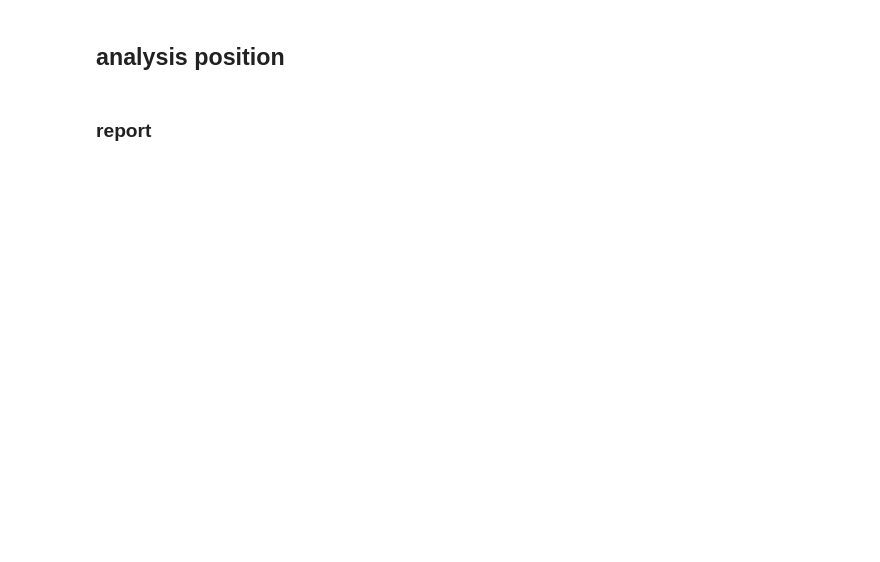
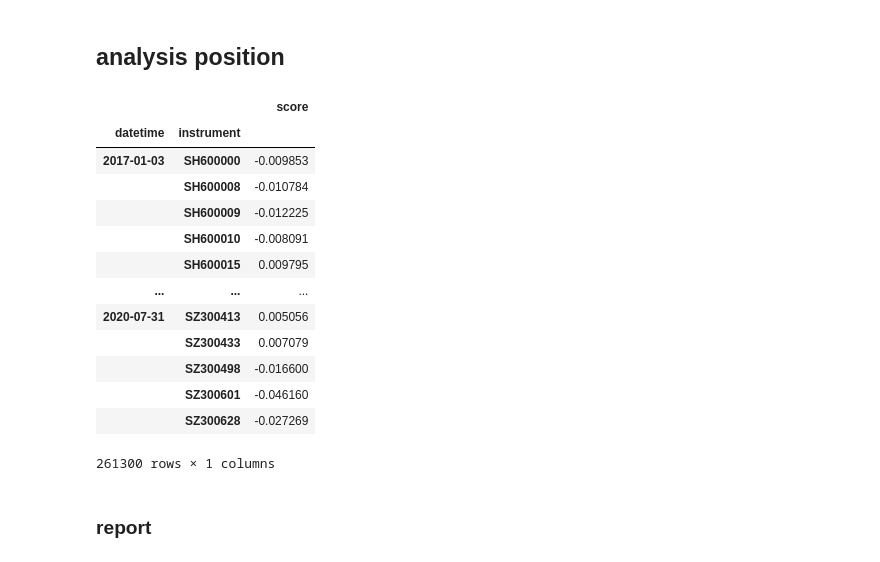
Before and after one commit to THUCSF/qlib, a Jupyter notebook: examples/project3/mlp.ipynb, the cells around one changed output. Saved outputs shown, nothing was run; the diff lists cells and outputs as text; code cells hidden in the pictures; blank space fills up the shorter version.

Commit message:
revise processing

```diff
--- a/examples/project3/mlp.ipynb
+++ b/examples/project3/mlp.ipynb
@@ -27,10 +21,12 @@ qlib.init(provider_uri=provider_uri, region=REG_CN)
 # %%
-hidden_sizes = [256]
+hidden_sizes = [256, 256, 256, 256]
 # %% [markdown]
 # train model
 # %%
 market = "csi300"
 benchmark = "SH000300"
+
+win_size = 10
 
 ###################################
 # train model
@@ -41,6 +37,17 @@ data_handler_config = {
     "fit_start_time": "2008-01-01",
     "fit_end_time": "2014-12-31",
     "instruments": market,
+    "infer_processors": [
+        {"class" : "DropnaProcessor", "kwargs": {"fields_group": "feature"}},
+        {"class" : "DropnaProcessor", "kwargs": {"fields_group": "label"}},
+    ],
+    "learn_processors": [
+        {"class" : "DropnaProcessor", "kwargs": {"fields_group": "feature"}},
+        {"class" : "DropnaProcessor", "kwargs": {"fields_group": "label"}},
+    ],
+    "label": ["Ref($close, -2) / Ref($close, -1) - 1"],
+    "window" : win_size,
+    "process_type" : "independent"
 }
 
 task = {
@@ -48,7 +55,7 @@ task = {
         "class": "DNNModelPytorch",
         "module_path": "qlib.contrib.model.pytorch_nn",
         "kwargs": {
-            "input_dim" : 158,
+            "input_dim" : 4 * win_size,
             "output_dim" : 1,
             "layers" : hidden_sizes,
             "lr" : 0.001,
@@ -60,7 +67,7 @@ task = {
             "lr_decay_steps" : 100,
             "optimizer" : "adam",
             "loss" : "mse",
-            "GPU" : 8,
+            "GPU" : 9,
             "seed" : None,
             "weight_decay" : 1e-4
         },
@@ -70,7 +77,7 @@ task = {
         "module_path": "qlib.data.dataset",
         "kwargs": {
             "handler": {
-                "class": "Alpha158",
+                "class": "CustomAlpha",
                 "module_path": "qlib.contrib.data.handler",
                 "kwargs": data_handler_config,
             },
@@ -293,5 +252,22 @@ analysis_df = recorder.load_object("portfolio_analysis/port_analysis_1day.pkl")
 # %% [markdown]
 ## analysis position
+# %%
+pred_df
+# %% [output]
+|  |  | score |
+| datetime | instrument |  |
+| 2017-01-03 | SH600000 | -0.009853 |
+|  | SH600008 | -0.010784 |
+|  | SH600009 | -0.012225 |
+|  | SH600010 | -0.008091 |
+|  | SH600015 | 0.009795 |
+| ... | ... | ... |
+| 2020-07-31 | SZ300413 | 0.005056 |
+|  | SZ300433 | 0.007079 |
+|  | SZ300498 | -0.016600 |
+|  | SZ300601 | -0.046160 |
+|  | SZ300628 | -0.027269 |
+261300 rows × 1 columns
 # %% [markdown]
 ### report
 # %%
```
Also changed, not shown: parts of 10 cells of this notebook, 8 other files.
